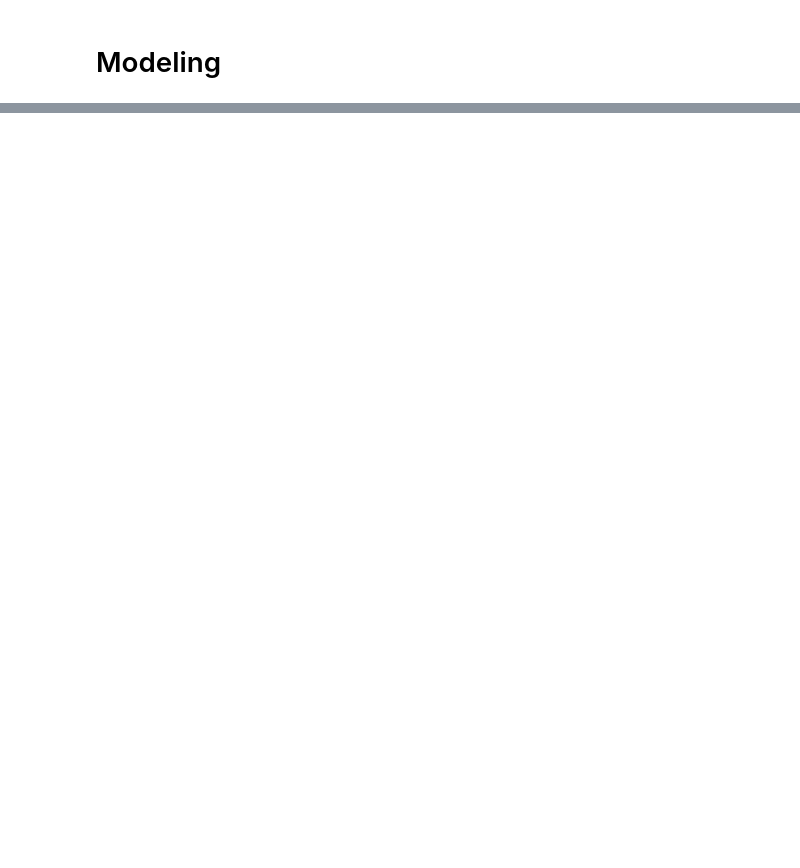
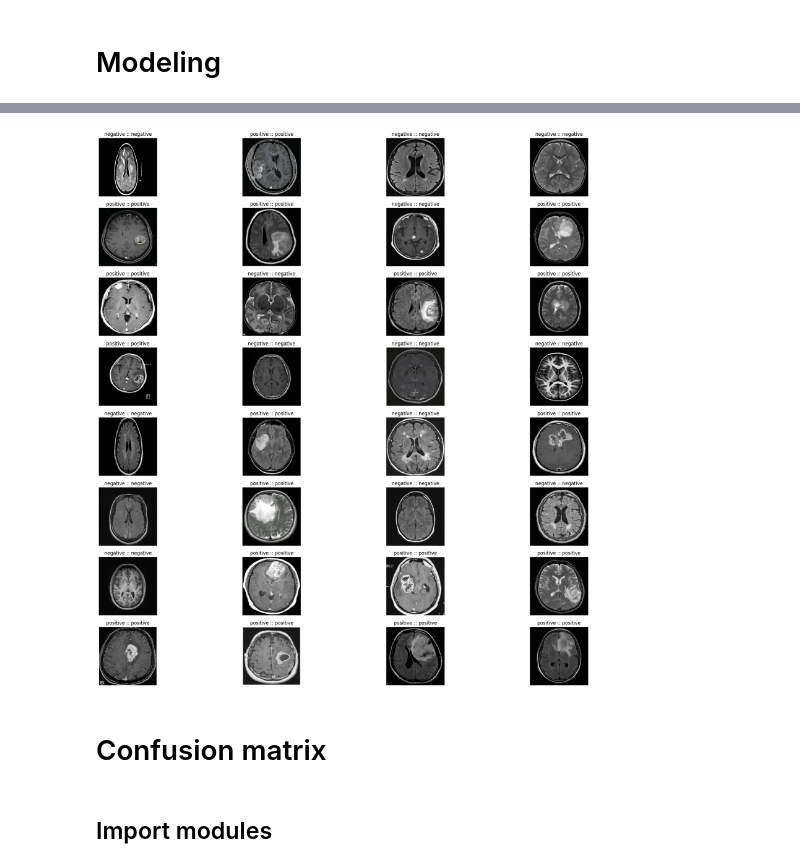
Before and after one commit to pyc4che/oncoscope, a Jupyter notebook: notebooks/tumor_detection.ipynb, the cells around one changed output, grey strips where cells are left out. Cells and saved outputs as stored; diff of their text form; code cells hidden in the pictures; blank space fills up the shorter version.

```diff
--- a/notebooks/tumor_detection.ipynb
+++ b/notebooks/tumor_detection.ipynb
@@ -211,0 +427,25 @@ for images, labels in train.take(1):
+# %%
+x_val, y_val, y_pred = [], [], []
+
+for images, labels in validation:
+    y_val.extend(
+        labels.numpy()
+    )
+    x_val.extend(
+        images.numpy()
+    )
+
+predictions = keras_model.predict(
+    np.array(x_val)
+)
+
+for predection in predictions:
+    y_pred.append(
+        np.argmax(predection)
+    )
+
+dataframe = pd.DataFrame()
+
+dataframe["Actual"], dataframe["Prediction"] = y_val, y_pred
+
+dataframe
@@ -211,0 +471,25 @@ for images, labels in train.take(1):
+# %%
+plt.figure(
+    figsize=(25, 25)
+)
+
+for _ in range(32):
+    ax = plt.subplot(
+        8, 4, _ + 1
+    )
+
+    plt.imshow(
+        x_val[_].astype("uint8")
+    )
+
+    plt.title(
+        f'{class_names[y_val[_]]} :: {class_names[y_pred[_]]}'
+    )
+
+    plt.axis("off")
+# %% [output]
+[figure, added]
+# %% [markdown]
+# Confusion matrix
+# %% [markdown]
+## Import modules
```
Also changed, not shown: parts of 30 cells of this notebook, 5 other files.
